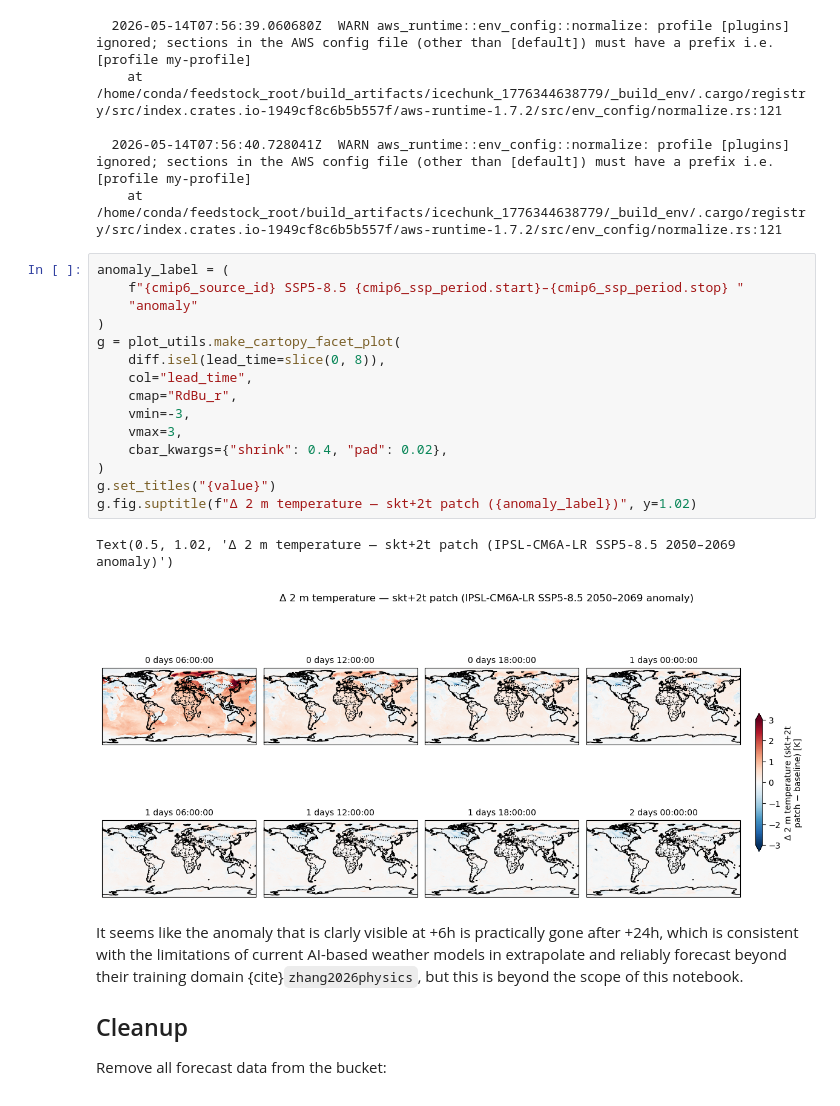
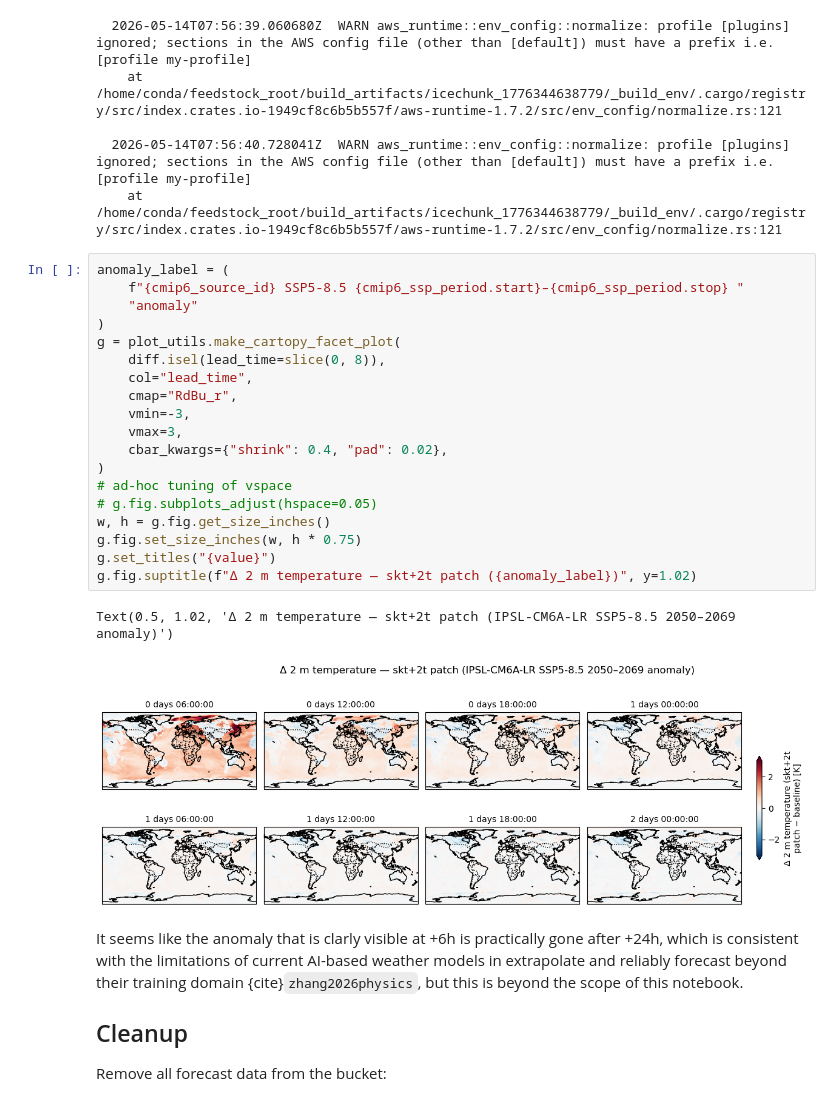
Before and after one commit to martibosch/aifs-modal, a Jupyter notebook: docs/user-guide/cmip6-sst-patch.ipynb, the cells around one changed output. Drawn from its saved outputs; the diff is of its cells as text.

```diff
--- a/docs/user-guide/cmip6-sst-patch.ipynb
+++ b/docs/user-guide/cmip6-sst-patch.ipynb
@@ -322,21 +322,25 @@ del ds_base, ds_warm
 # %%
 anomaly_label = (
     f"{cmip6_source_id} SSP5-8.5 {cmip6_ssp_period.start}–{cmip6_ssp_period.stop} "
     "anomaly"
 )
 g = plot_utils.make_cartopy_facet_plot(
     diff.isel(lead_time=slice(0, 8)),
     col="lead_time",
     cmap="RdBu_r",
     vmin=-3,
     vmax=3,
     cbar_kwargs={"shrink": 0.4, "pad": 0.02},
 )
+# ad-hoc tuning of vspace
+# g.fig.subplots_adjust(hspace=0.05)
+w, h = g.fig.get_size_inches()
+g.fig.set_size_inches(w, h * 0.75)
 g.set_titles("{value}")
 g.fig.suptitle(f"Δ 2 m temperature — skt+2t patch ({anomaly_label})", y=1.02)
 # %% [output]
 Text(0.5, 1.02, 'Δ 2 m temperature — skt+2t patch (IPSL-CM6A-LR SSP5-8.5 2050–2069 anomaly)')
-[figure, old version]
+[figure, new version]
 # %% [markdown]
 It seems like the anomaly that is clarly visible at +6h is practically gone after +24h, which is consistent with the limitations of current AI-based weather models in extrapolate and reliably forecast beyond their training domain {cite}`zhang2026physics`, but this is beyond the scope of this notebook.
 
```
Also changed, not shown: 5 other files.
